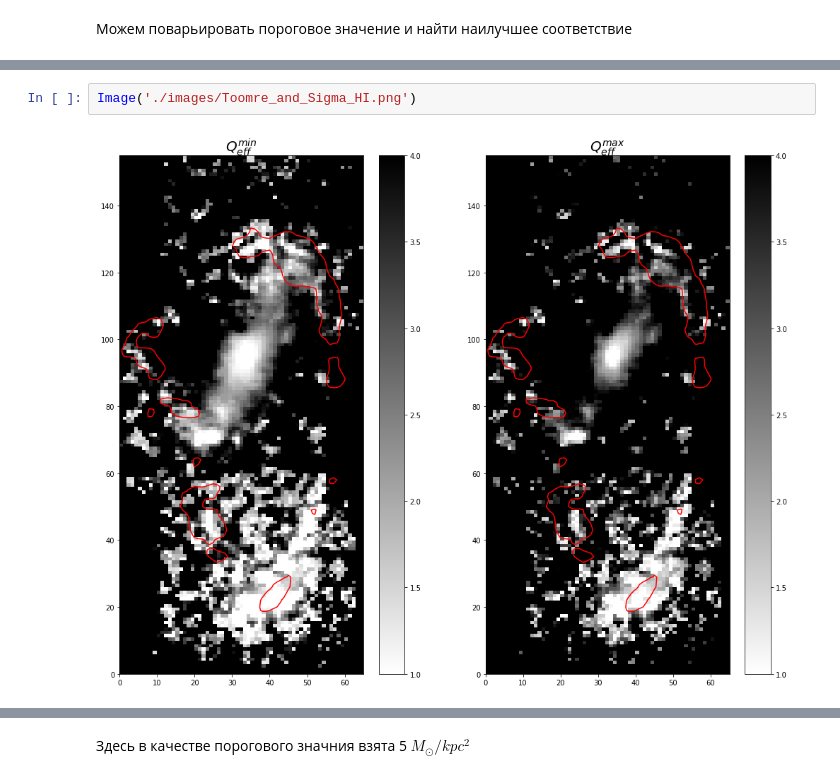
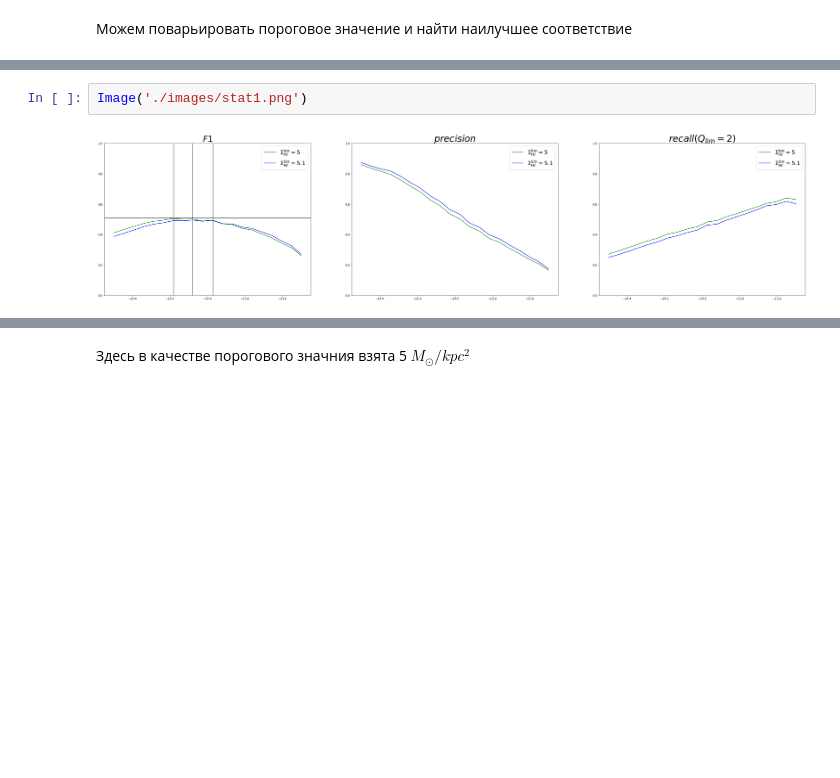
Before and after one commit to ValerieKostiuk/Course-work, a Jupyter notebook: NGC3627/Results.ipynb, the cells around one changed output, grey strips where cells are left out. Saved outputs shown, nothing was run; the diff lists cells and outputs as text; blank space fills up the shorter version.

```diff
--- a/NGC3627/Results.ipynb
+++ b/NGC3627/Results.ipynb
@@ -152,4 +152,4 @@ Image('./images/stat.png')
 # %%
-Image('./images/Toomre_and_Sigma_HI.png')
+Image('./images/stat1.png')
 # %% [output]
-[figure, old version]
+[figure, new version]
```
Also changed, not shown: parts of 3 cells of this notebook, 1 other file.
